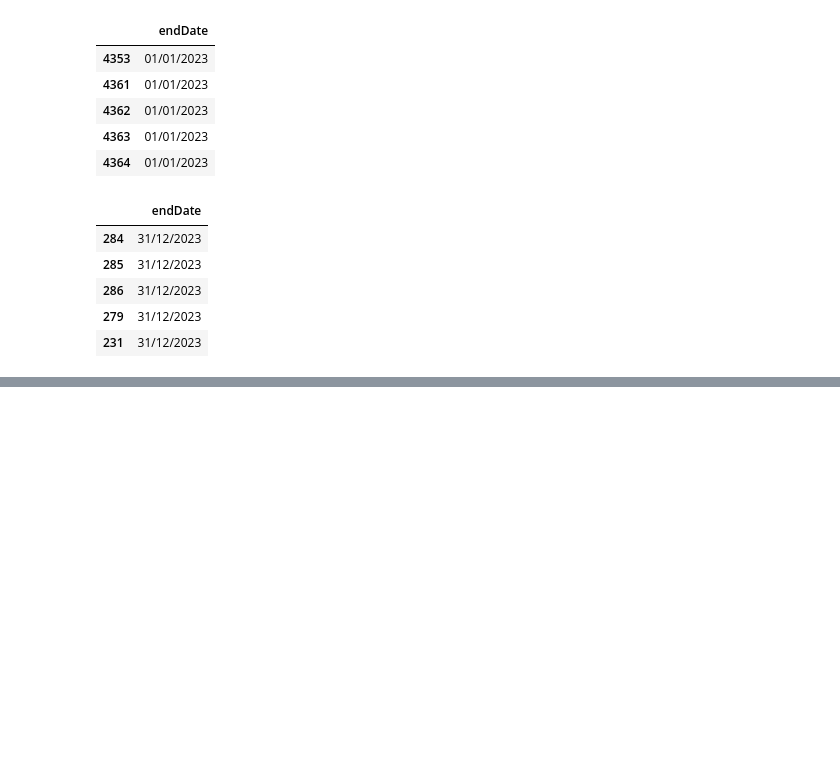
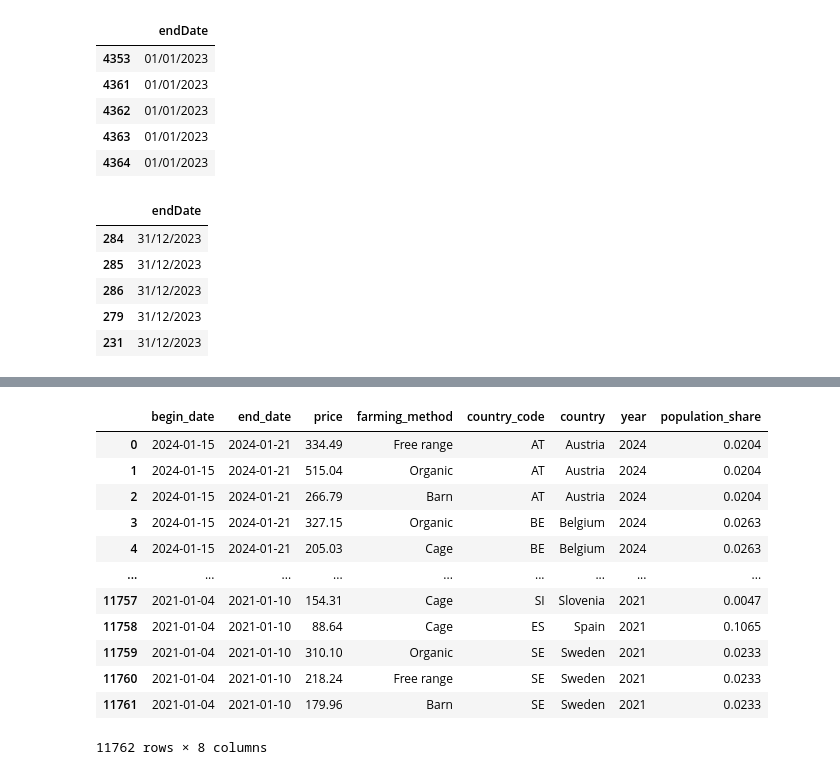
Before and after one commit to adamayaita/Capstone_Project_Organic_Foods, a Jupyter notebook: data_prices_eggs.ipynb, the cells around one changed output, grey strips where cells are left out. Drawn from its saved outputs; the diff is of its cells as text; code cells hidden in the pictures; blank space fills up the shorter version.

```diff
--- a/data_prices_eggs.ipynb
+++ b/data_prices_eggs.ipynb
@@ -194,0 +265,10 @@ prices_eggs[['price']].sort_values(by='price',ascending=True).tail()
+# %%
+# Transform begin_date and end_date to datetime format:
+prices_eggs['begin_date'] = pd.to_datetime(prices_eggs['begin_date'], format='%d/%m/%Y')
+prices_eggs['end_date'] = pd.to_datetime(prices_eggs['end_date'], format='%d/%m/%Y')
+
+# Transform price to float:
+prices_eggs['price'] = prices_eggs['price'].astype(float)
+
+# Check results:
+prices_eggs.info()
@@ -194,0 +292,3 @@ prices_eggs[['price']].sort_values(by='price',ascending=True).tail()
+# %%
+# Read in csv file containing data about populations:
+population = pd.read_csv('data/population_eu_countries.csv')
@@ -194,0 +312,3 @@ prices_eggs[['price']].sort_values(by='price',ascending=True).tail()
+# %%
+# Create a variable for the year, based on begin_date:
+prices_eggs['year'] = prices_eggs['begin_date'].dt.year
@@ -194,0 +332,21 @@ prices_eggs[['price']].sort_values(by='price',ascending=True).tail()
+# %%
+# We merge the population share of each country (identified by country_code) in each year
+# to our prices_eggs dataframe:
+prices_eggs = pd.merge(prices_eggs, population[['country_code','year','population_share']], on=['country_code','year'], how='left')
+# %%
+# Check results:
+prices_eggs
+# %% [output]
+|  | begin_date | end_date | price | farming_method | country_code | country | year | population_share |
+| 0 | 2024-01-15 | 2024-01-21 | 334.49 | Free range | AT | Austria | 2024 | 0.0204 |
+| 1 | 2024-01-15 | 2024-01-21 | 515.04 | Organic | AT | Austria | 2024 | 0.0204 |
+| 2 | 2024-01-15 | 2024-01-21 | 266.79 | Barn | AT | Austria | 2024 | 0.0204 |
+| 3 | 2024-01-15 | 2024-01-21 | 327.15 | Organic | BE | Belgium | 2024 | 0.0263 |
+| 4 | 2024-01-15 | 2024-01-21 | 205.03 | Cage | BE | Belgium | 2024 | 0.0263 |
+| ... | ... | ... | ... | ... | ... | ... | ... | ... |
+| 11757 | 2021-01-04 | 2021-01-10 | 154.31 | Cage | SI | Slovenia | 2021 | 0.0047 |
+| 11758 | 2021-01-04 | 2021-01-10 | 88.64 | Cage | ES | Spain | 2021 | 0.1065 |
+| 11759 | 2021-01-04 | 2021-01-10 | 310.10 | Organic | SE | Sweden | 2021 | 0.0233 |
+| 11760 | 2021-01-04 | 2021-01-10 | 218.24 | Free range | SE | Sweden | 2021 | 0.0233 |
+| 11761 | 2021-01-04 | 2021-01-10 | 179.96 | Barn | SE | Sweden | 2021 | 0.0233 |
+11762 rows × 8 columns
```
Also changed, not shown: parts of 35 cells of this notebook, 3 other files.
